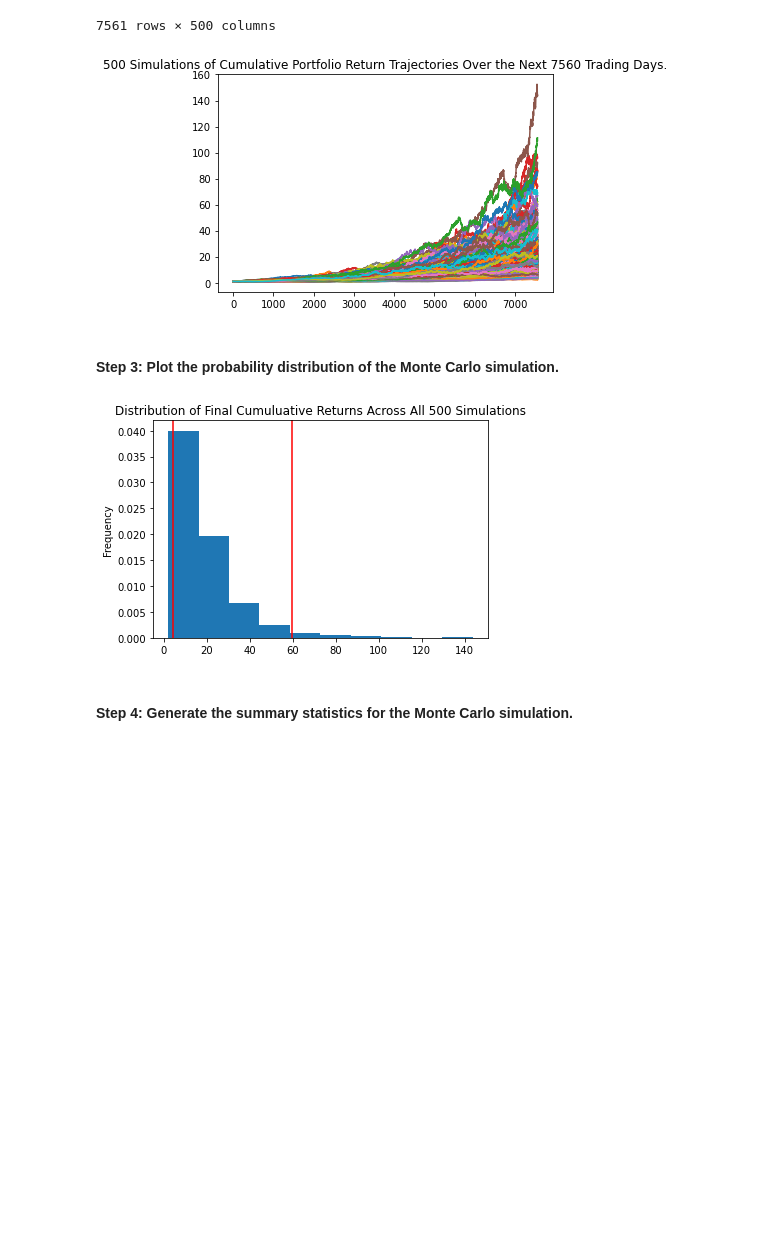
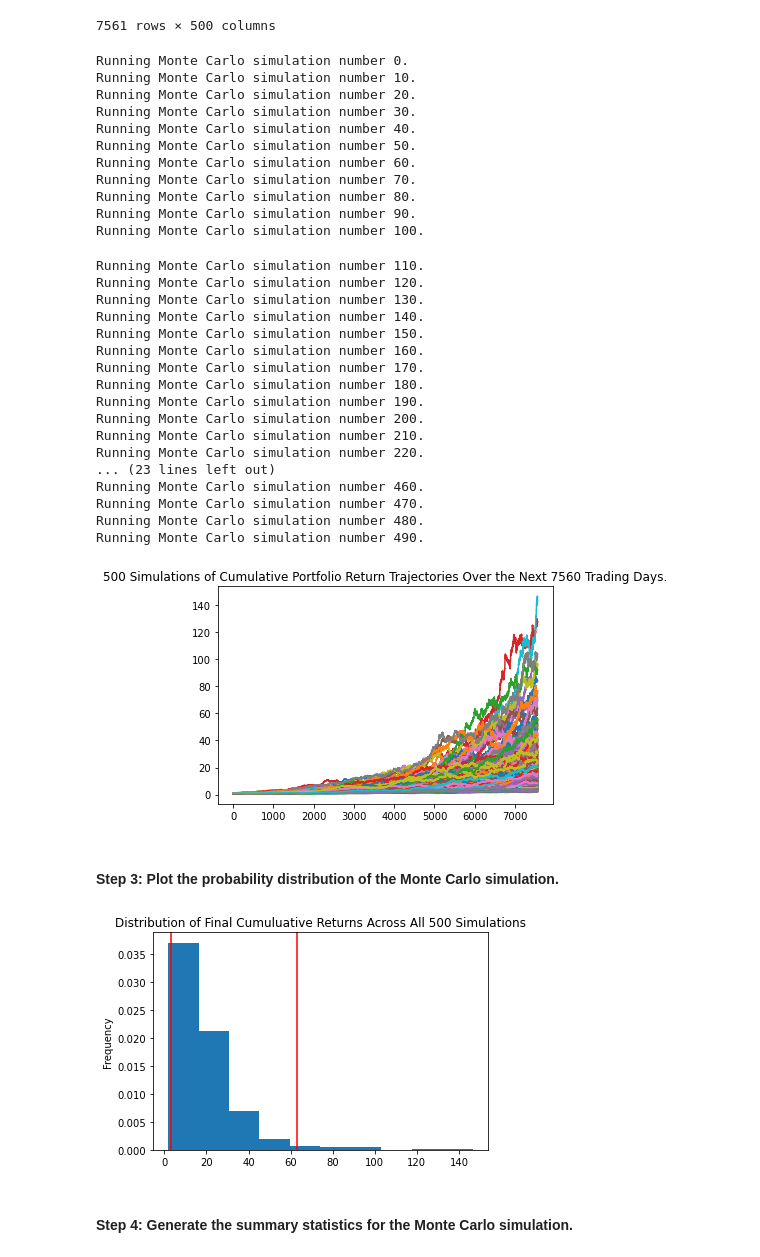
Before and after one commit to morgandblackmore/University-Washington-Fintech, a Jupyter notebook: Starter_Code/financial_planning_tools.ipynb, the cells around one changed output. Drawn from its saved outputs; the diff is of its cells as text; code cells hidden in the pictures; blank space fills up the shorter version.

```diff
--- a/Starter_Code/financial_planning_tools.ipynb
+++ b/Starter_Code/financial_planning_tools.ipynb
@@ -554,19 +554,47 @@ Running Monte Carlo simulation number 490.
 # %%
 # Visualize the 30-year Monte Carlo simulation by creating an
 # overlay line plot
-MC_sim_line_plot = MC_30y.plot_simulation()
-MC_sim_line_plot.get_figure().savefig("MC_thirty_year_sim_plot.png", bbox_inches="tight")
+MC_sim_line_plot_30y = MC_30y.plot_simulation()
+MC_sim_line_plot_30y.get_figure().savefig("MC_thirty_year_sim_plot.png", bbox_inches="tight")
 # %% [output]
+Running Monte Carlo simulation number 0.
+Running Monte Carlo simulation number 10.
+Running Monte Carlo simulation number 20.
+Running Monte Carlo simulation number 30.
+Running Monte Carlo simulation number 40.
+Running Monte Carlo simulation number 50.
+Running Monte Carlo simulation number 60.
+Running Monte Carlo simulation number 70.
+Running Monte Carlo simulation number 80.
+Running Monte Carlo simulation number 90.
+Running Monte Carlo simulation number 100.
+Running Monte Carlo simulation number 110.
+Running Monte Carlo simulation number 120.
+Running Monte Carlo simulation number 130.
+Running Monte Carlo simulation number 140.
+Running Monte Carlo simulation number 150.
+Running Monte Carlo simulation number 160.
+Running Monte Carlo simulation number 170.
+Running Monte Carlo simulation number 180.
+Running Monte Carlo simulation number 190.
+Running Monte Carlo simulation number 200.
+Running Monte Carlo simulation number 210.
+Running Monte Carlo simulation number 220.
+... (23 lines left out)
+Running Monte Carlo simulation number 460.
+Running Monte Carlo simulation number 470.
+Running Monte Carlo simulation number 480.
+Running Monte Carlo simulation number 490.
-[figure, old version]
+[figure, new version]
 # %% [markdown]
 #### Step 3: Plot the probability distribution of the Monte Carlo simulation.
 # %%
 # Visualize the probability distribution of the 30-year Monte Carlo simulation
 # by plotting a histogram
-MC_sim_dist_plot = MC_30y.plot_distribution()
-MC_sim_dist_plot.get_figure().savefig('MC_thirty_year_dist_plot.png',bbox_inches='tight')
+MC_sim_dist_plot_30y = MC_30y.plot_distribution()
+MC_sim_dist_plot_30y.get_figure().savefig('MC_thirty_year_dist_plot.png',bbox_inches='tight')
 # %% [output]
-[figure, old version]
+[figure, new version]
 # %% [markdown]
 #### Step 4: Generate the summary statistics for the Monte Carlo simulation.
 # %%
```
Also changed, not shown: parts of 23 cells of this notebook, 4 other files.
